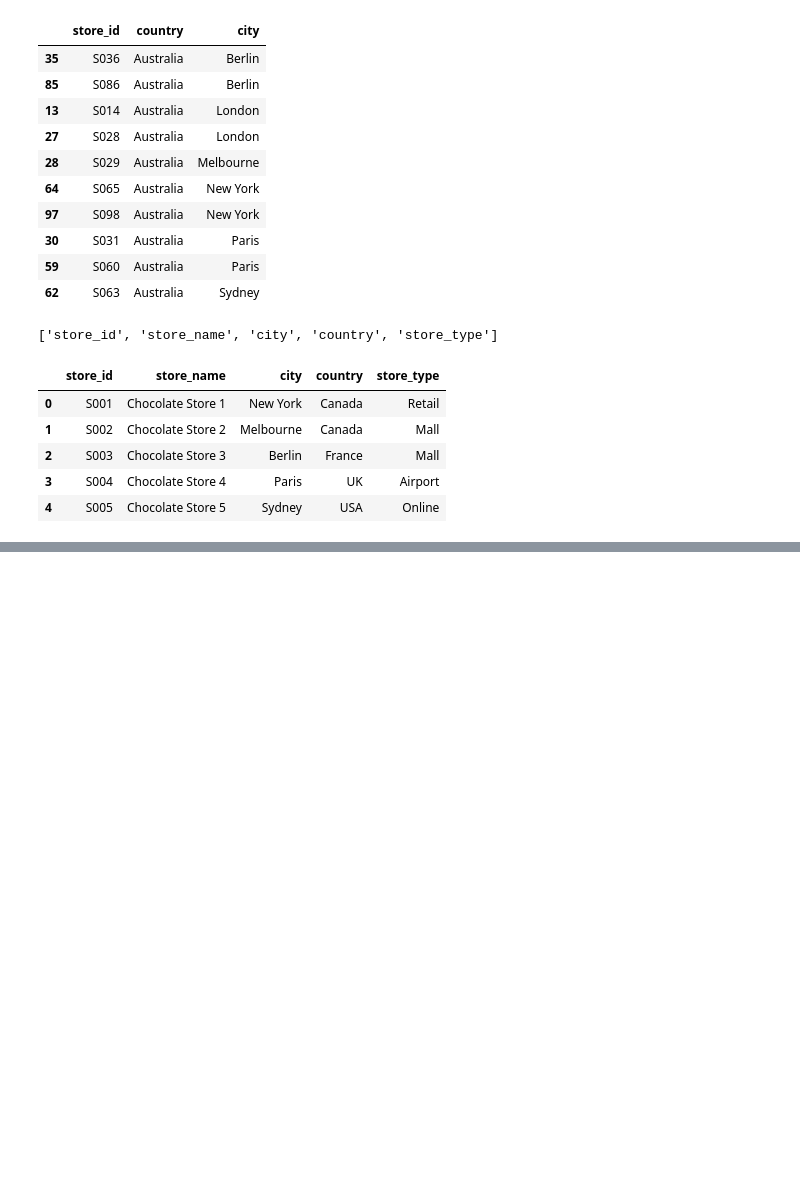
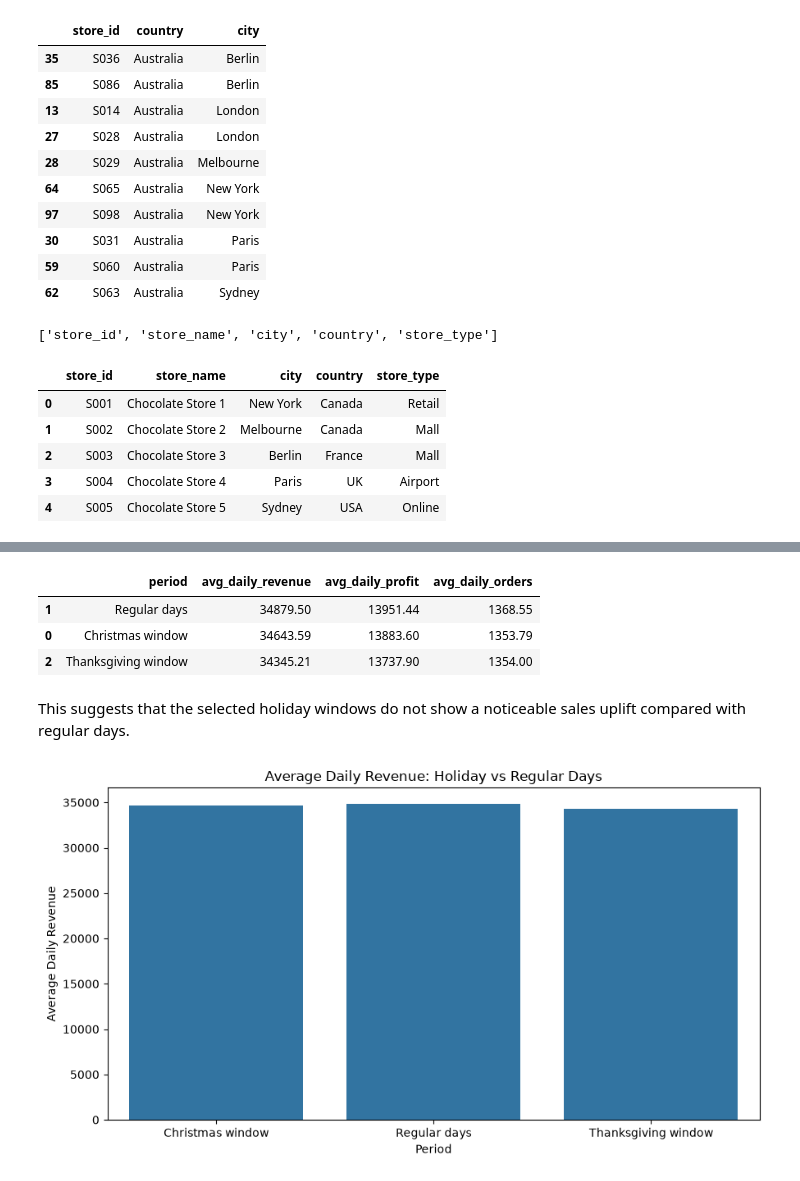
Before and after one commit to Devendra-afk/Retail_Stores_Analysis, a Jupyter notebook: python/notebooks/01_sales_eda.ipynb, the cells around one changed output, grey strips where cells are left out. Drawn from its saved outputs; the diff is of its cells as text; code cells hidden in the pictures; blank space fills up the shorter version.

```diff
--- a/python/notebooks/01_sales_eda.ipynb
+++ b/python/notebooks/01_sales_eda.ipynb
@@ -1323,0 +1632,36 @@ display(city_performance.round(2))
+# %%
+period_comparison = (
+    daily_sales.groupby('period')
+    .agg(
+        avg_daily_revenue=('total_revenue', 'mean'),
+        avg_daily_profit=('total_profit', 'mean'),
+        avg_daily_orders=('total_orders', 'mean')
+    )
+    .reset_index()
+)
+
+display(round(period_comparison,2).sort_values('avg_daily_revenue',ascending=False))
+# %% [output]
+|  | period | avg_daily_revenue | avg_daily_profit | avg_daily_orders |
+| 1 | Regular days | 34879.50 | 13951.44 | 1368.55 |
+| 0 | Christmas window | 34643.59 | 13883.60 | 1353.79 |
+| 2 | Thanksgiving window | 34345.21 | 13737.90 | 1354.00 |
+# %% [markdown]
+This suggests that the selected holiday windows do not show a noticeable sales uplift compared with regular days.
+# %%
+plt.figure(figsize=(9,5))
+
+sns.barplot(
+    data=period_comparison,
+    x='period',
+    y='avg_daily_revenue'
+)
+
+plt.title('Average Daily Revenue: Holiday vs Regular Days')
+plt.xlabel('Period')
+plt.ylabel('Average Daily Revenue')
+# plt.xticks(rotation=15)
+plt.tight_layout()
+plt.show()
+# %% [output]
+[figure, added]
```
Also changed, not shown: parts of 17 cells of this notebook.
